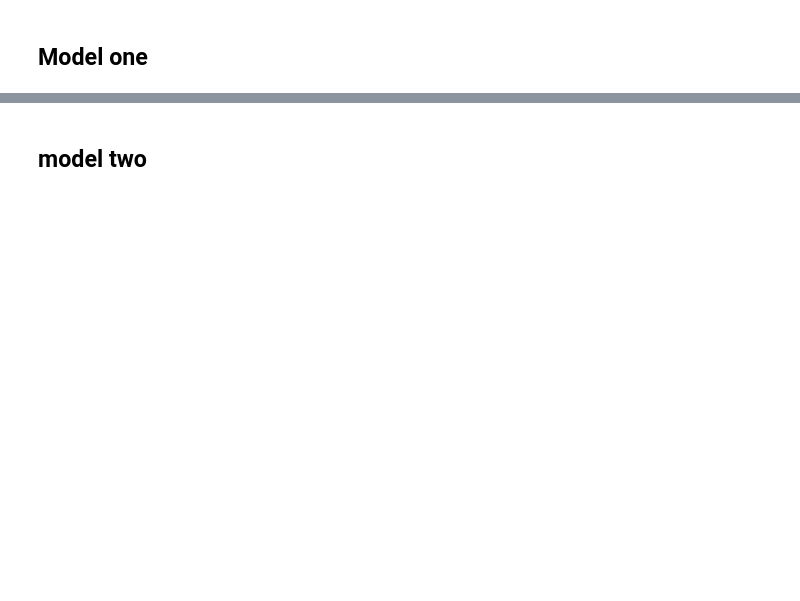
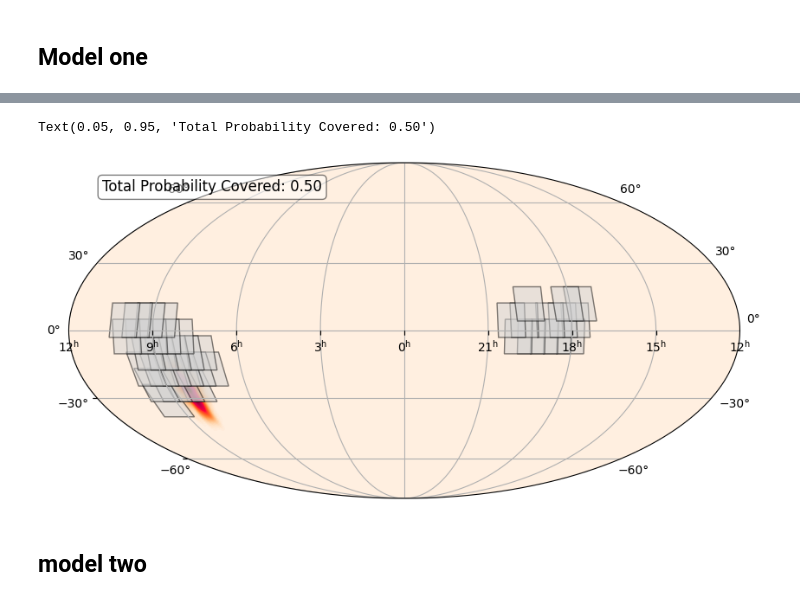
Before and after one commit to Yogesh-wagha/MILP_scheduler, a Jupyter notebook: MILP_scheduler_lexico.ipynb, the cells around one changed output, grey strips where cells are left out. Drawn from its saved outputs; the diff is of its cells as text; code cells hidden in the pictures; blank space fills up the shorter version.

```diff
--- a/MILP_scheduler_lexico.ipynb
+++ b/MILP_scheduler_lexico.ipynb
@@ -88,9 +91,11 @@ field_grid['coord'] = SkyCoord(field_grid.columns.pop('ra') * u.deg, field_grid.
 field_grid = field_grid[0:881]   #working only with primary fields
 # %%
 #******************************************************************************
-skymap, metadata = read_sky_map(os.path.join(directory_path, filelist[6]))
+# skymap, metadata = read_sky_map(os.path.join(directory_path, filelist[34]))
 
-plot_filename = os.path.basename(filelist[6])
+# plot_filename = os.path.basename(filelist[34])
+plot_filename = 'S240422ed'
+
 #******************************************************************************
 # %%
 event_time = Time(metadata['gps_time'], format='gps').utc
@@ -137,10 +142,13 @@ target_end_time[
 target_end_time.format = 'iso'
 # Select fields that are observable for long enough for at least one exposure
 ##############################################################################
-exposure_time = 30 * u.second
+exposure_time = 180 * u.second
 exposure_time_day = exposure_time.to_value(u.day)
 
-cadence = 120         #minutes
+num_visits = 2
+num_filters = 2
+
+cadence = 90         #minutes
 cadence_days = cadence / (60 * 24)
 ##############################################################################
 field_grid['start_time'] = target_start_time
@@ -171,10 +179,9 @@ max_end =max(observable_fields['end_time'])
 min_start.format = 'jd'
 max_end.format = 'jd'
 
-num_visits = 2
-num_filters = 2
 
-k = int(np.floor((max_end - min_start)/(2*exposure_time.to(u.day))))
+
+k = int(np.floor((max_end - min_start)/(exposure_time.to(u.day))))
 k = np.floor(k/(num_visits*num_filters))
 print(k," number of exposures could be taken tonight")
 
@@ -256,3 +263,31 @@ slew_time_day = slew_time_value.to_value(u.day)
+# %%
+plt.figure(figsize=(10, 8))
+#off-center case
+# ax = plt.axes(projection='astro mollweide', center='0h 60d')
+ax = plt.axes(projection='astro mollweide', center='0h 0d')
+
+for row in selected_fields:
+    coords = SkyCoord(
+        [ew_total, -ew_total, -ew_total, ew_total],
+        [ns_total, ns_total, -ns_total, -ns_total],
+        frame=row['coord'].skyoffset_frame()
+    ).icrs
+    ax.add_patch(plt.Polygon(
+        np.column_stack((coords.ra.deg, coords.dec.deg)),
+        alpha=0.5,
+        facecolor='lightgray',
+        edgecolor='black',
+        transform=ax.get_transform('world')
+    ))
+# plot_filename = os.path.basename(skymap_file)
+plot_filename = 'S240910ci'
+ax.grid()
+ax.imshow_hpx(prob, cmap='cylon')
+plt.text(0.05, 0.95, f'Total Probability Covered: {total_prob_covered:.2f}', transform=ax.transAxes,
+        fontsize=12, verticalalignment='top', bbox=dict(boxstyle='round', facecolor='white', alpha=0.5))
+# %% [output]
+Text(0.05, 0.95, 'Total Probability Covered: 0.50')
+[figure, added]
 # %% [markdown]
 ## model two
 # %%
```
Also changed, not shown: parts of 13 cells of this notebook.
